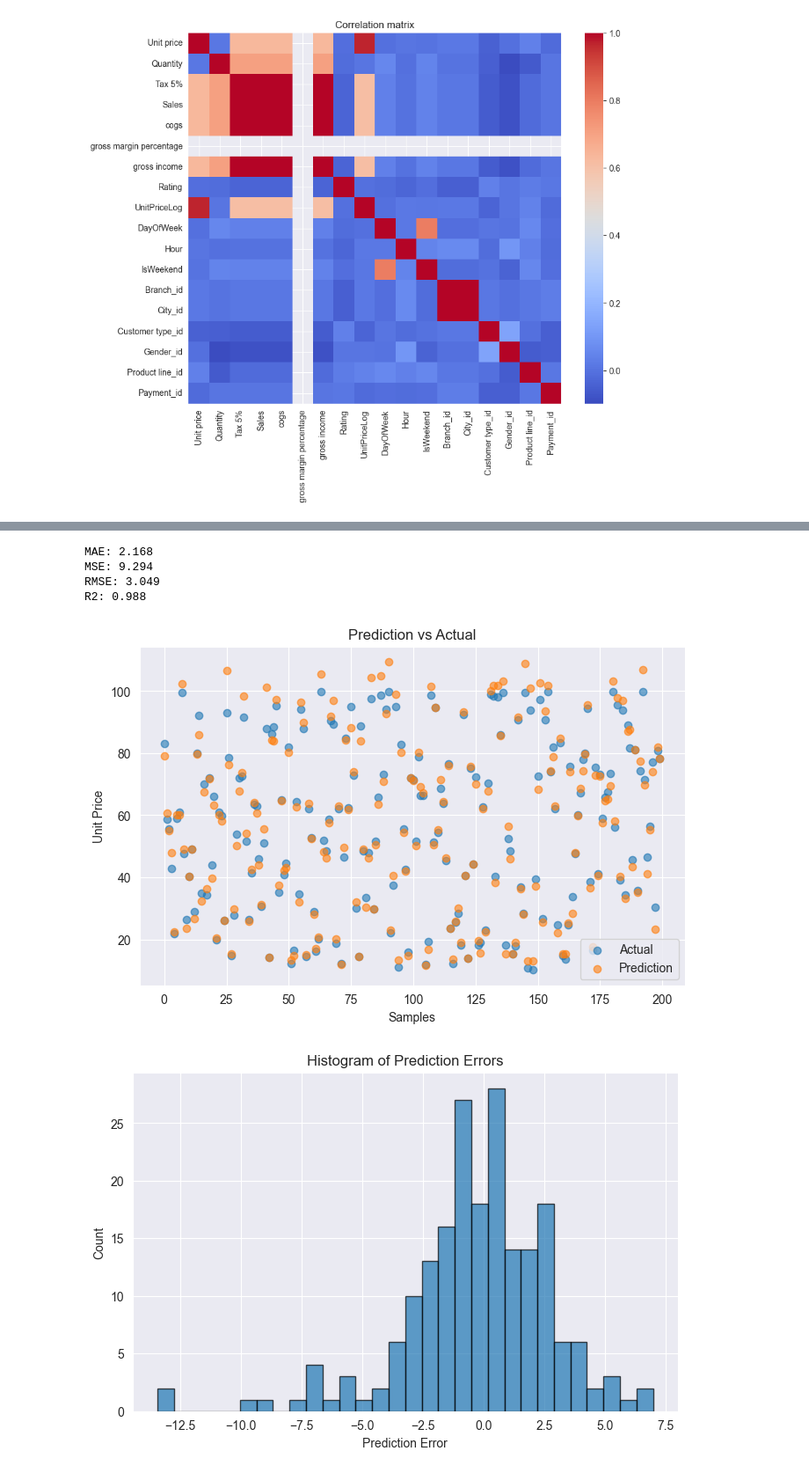
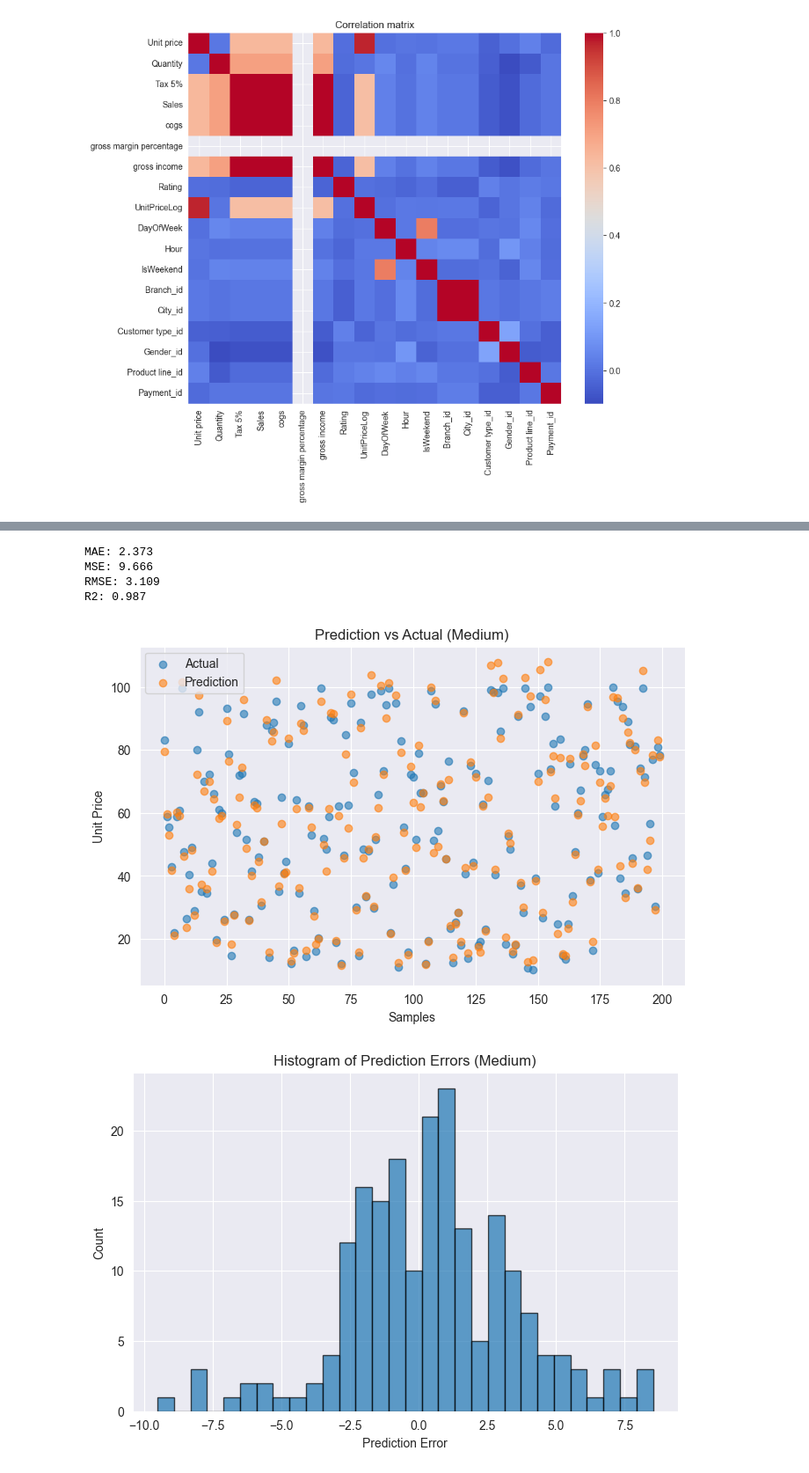
Before and after one commit to mateuszlamla/DL_Price_Optimization, a Jupyter notebook: podejscie2.ipynb, the cells around one changed output, grey strips where cells are left out. Shown at 88% size. Drawn from its saved outputs; the diff is of its cells as text; code cells hidden in the pictures.

```diff
--- a/podejscie2.ipynb
+++ b/podejscie2.ipynb
@@ -201,9 +237,12 @@ Y_actual = np.expm1(scaler_Y.inverse_transform(Y_test_scaled.reshape(-1,1))).fla
+# %%
+wynikowa = pd.DataFrame(columns=['title','MAE','MSE','RMSE','R2'])
 # %%
+title = 'Bayesian parameters'
 mae = mean_absolute_error(Y_actual, Y_pred)
 mse = mean_squared_error(Y_actual, Y_pred)
 rmse = np.sqrt(mse)
 r2 = r2_score(Y_actual, Y_pred)
-
+wynikowa.loc[len(wynikowa)] = [title, mae, mse, rmse, r2]
 print(f"MAE: {mae:.3f}")
 print(f"MSE: {mse:.3f}")
 print(f"RMSE: {rmse:.3f}")
@@ -287,9 +326,10 @@ Y_actual = np.expm1(scaler_Y.inverse_transform(Y_test_scaled.reshape(-1,1))).fla
 # %%
+title='Simple'
 mae = mean_absolute_error(Y_actual, Y_pred)
 mse = mean_squared_error(Y_actual, Y_pred)
 rmse = np.sqrt(mse)
 r2 = r2_score(Y_actual, Y_pred)
-
+wynikowa.loc[len(wynikowa)]=[title, mae, mse, rmse, r2]
 print(f"MAE: {mae:.3f}")
 print(f"MSE: {mse:.3f}")
 print(f"RMSE: {rmse:.3f}")
@@ -299,7 +339,7 @@ plt.scatter(range(len(Y_actual)), Y_actual, label="Actual", alpha=0.6)
 plt.scatter(range(len(Y_pred)), Y_pred, label="Prediction", alpha=0.6)
 plt.xlabel("Samples")
 plt.ylabel("Unit Price")
-plt.title("Prediction vs Actual")
+plt.title("Prediction vs Actual (Simple)")
 plt.legend()
 plt.show()
 
@@ -308,7 +348,7 @@ plt.figure(figsize=(8,5))
 plt.hist(errors, bins=30, edgecolor='k', alpha=0.7)
 plt.xlabel("Prediction Error")
 plt.ylabel("Count")
-plt.title("Histogram of Prediction Errors")
+plt.title("Histogram of Prediction Errors (Simple)")
 plt.show()
 
 plt.figure(figsize=(8,5))
@@ -316,7 +356,7 @@ plt.plot(history.history['mae'], label='Train MAE')
 plt.plot(history.history['val_mae'], label='Val MAE')
 plt.xlabel("Epochs")
 plt.ylabel("MAE")
-plt.title("Training History")
+plt.title("Training History (Simple)")
 plt.legend()
 plt.show()
 # %% [output]
@@ -346,7 +386,7 @@ history_medium = medium_model.fit(
     validation_split=0.2,
     epochs=200,
     batch_size=32,
-    callbacks=[es]
+    #callbacks=[es]
 )
 # %% [output]
 Epoch 1/200
@@ -376,42 +416,43 @@ Y_actual = np.expm1(scaler_Y.inverse_transform(Y_test_scaled.reshape(-1,1))).fla
 # %%
+title='Medium'
 mae = mean_absolute_error(Y_actual, Y_pred)
 mse = mean_squared_error(Y_actual, Y_pred)
 rmse = np.sqrt(mse)
 r2 = r2_score(Y_actual, Y_pred)
-
+wynikowa.loc[len(wynikowa)]=[title,mae,mse,rmse,r2]
 print(f"MAE: {mae:.3f}")
 print(f"MSE: {mse:.3f}")
 print(f"RMSE: {rmse:.3f}")
 print(f"R2: {r2:.3f}")
 plt.figure(figsize=(8,5))
 plt.scatter(range(len(Y_actual)), Y_actual, label="Actual", alpha=0.6)
 plt.scatter(range(len(Y_pred)), Y_pred, label="Prediction", alpha=0.6)
 plt.xlabel("Samples")
 plt.ylabel("Unit Price")
-plt.title("Prediction vs Actual")
+plt.title("Prediction vs Actual (Medium)")
 plt.legend()
 plt.show()
 
 errors = Y_actual - Y_pred
 plt.figure(figsize=(8,5))
 plt.hist(errors, bins=30, edgecolor='k', alpha=0.7)
 plt.xlabel("Prediction Error")
 plt.ylabel("Count")
-plt.title("Histogram of Prediction Errors")
+plt.title("Histogram of Prediction Errors (Medium)")
 plt.show()
 
 plt.figure(figsize=(8,5))
 plt.plot(history.history['mae'], label='Train MAE')
 plt.plot(history.history['val_mae'], label='Val MAE')
 plt.xlabel("Epochs")
 plt.ylabel("MAE")
-plt.title("Training History")
+plt.title("Training History (Medium)")
 plt.legend()
 plt.show()
 # %% [output]
-MAE: 2.168
-MSE: 9.294
-RMSE: 3.049
-R2: 0.988
+MAE: 2.373
+MSE: 9.666
+RMSE: 3.109
+R2: 0.987
-[figure, old version]
+[figure, new version]
-[figure, old version]
+[figure, new version]
```
Also changed, not shown: parts of 18 cells of this notebook.
